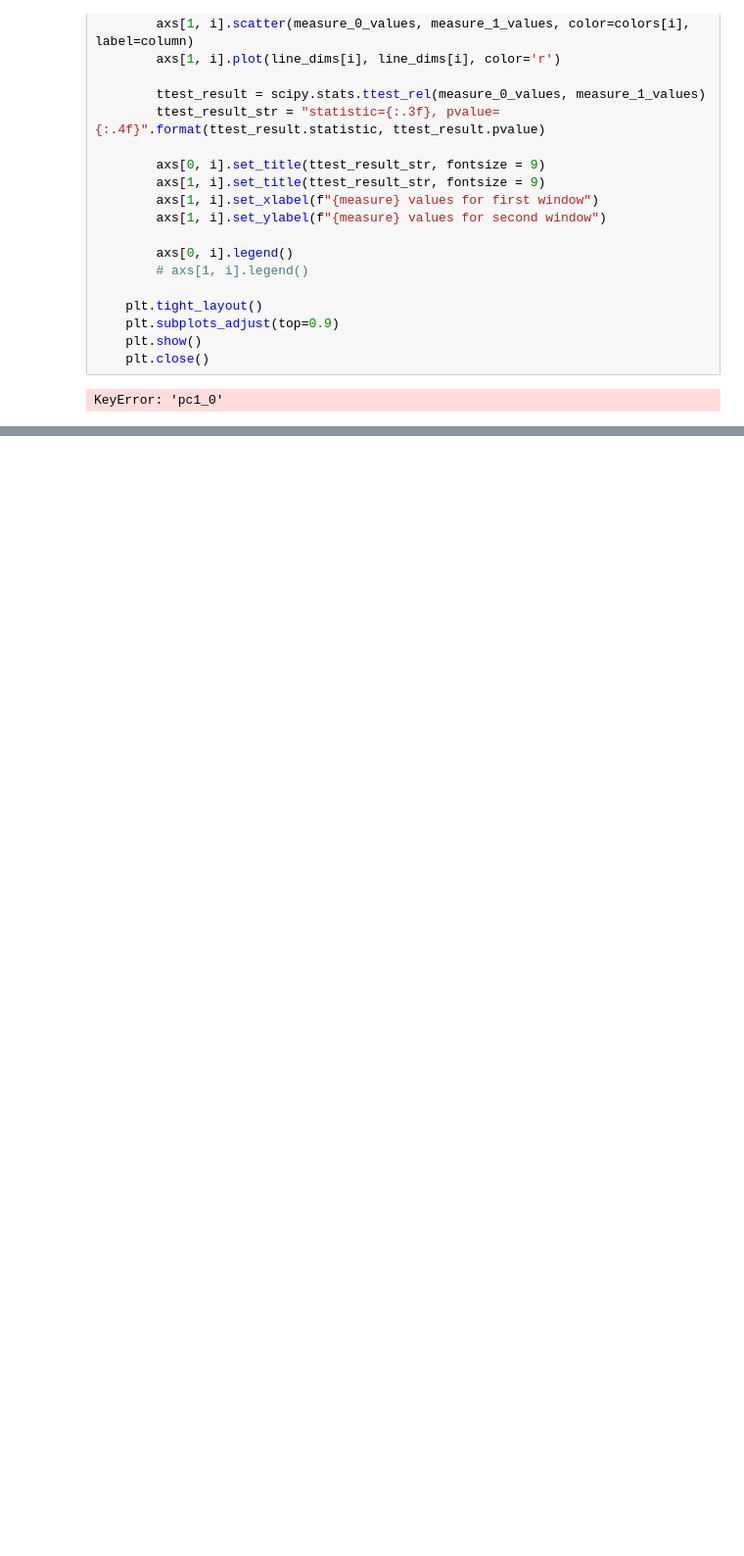
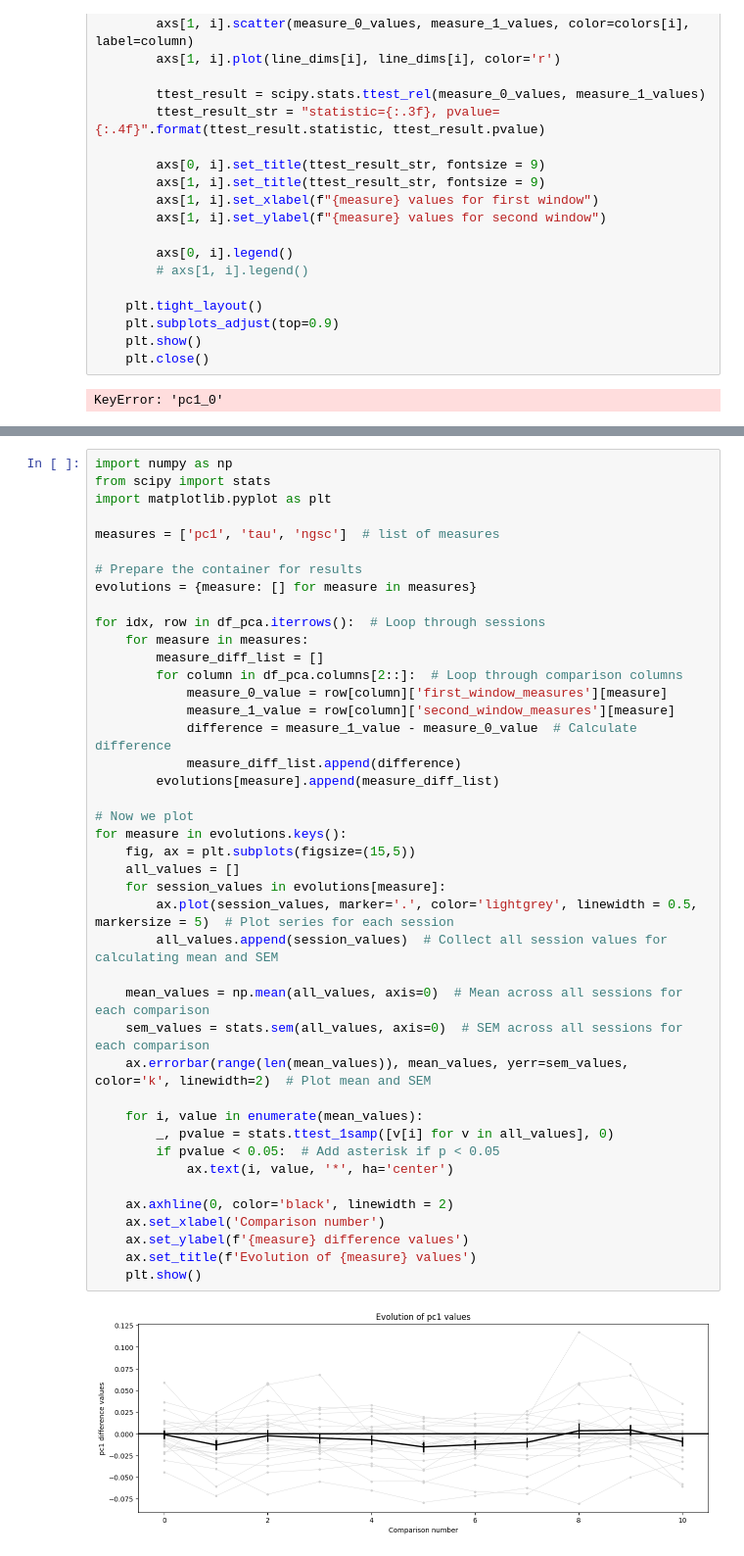
Before and after one commit to ja-94/psychedelics, a Jupyter notebook: 02_PCA_cleanup_inprocess.ipynb, the cells around one changed output, grey strips where cells are left out. Shown at 98% size. Drawn from its saved outputs; the diff is of its cells as text; blank space fills up the shorter version.

```diff
--- a/02_PCA_cleanup_inprocess.ipynb
+++ b/02_PCA_cleanup_inprocess.ipynb
@@ -296,0 +429,44 @@ KeyError: 'pc1_0'
+# %%
+import numpy as np
+from scipy import stats
+import matplotlib.pyplot as plt
+
+measures = ['pc1', 'tau', 'ngsc']  # list of measures
+
+# Prepare the container for results
+evolutions = {measure: [] for measure in measures}
+
+for idx, row in df_pca.iterrows():  # Loop through sessions
+    for measure in measures:
+        measure_diff_list = []
+        for column in df_pca.columns[2::]:  # Loop through comparison columns
+            measure_0_value = row[column]['first_window_measures'][measure]
+            measure_1_value = row[column]['second_window_measures'][measure]
+            difference = measure_1_value - measure_0_value  # Calculate difference
+            measure_diff_list.append(difference)
+        evolutions[measure].append(measure_diff_list)
+
+# Now we plot
+for measure in evolutions.keys():
+    fig, ax = plt.subplots(figsize=(15,5))
+    all_values = []
+    for session_values in evolutions[measure]:
+        ax.plot(session_values, marker='.', color='lightgrey', linewidth = 0.5, markersize = 5)  # Plot series for each session
+        all_values.append(session_values)  # Collect all session values for calculating mean and SEM
+
+    mean_values = np.mean(all_values, axis=0)  # Mean across all sessions for each comparison
+    sem_values = stats.sem(all_values, axis=0)  # SEM across all sessions for each comparison
+    ax.errorbar(range(len(mean_values)), mean_values, yerr=sem_values, color='k', linewidth=2)  # Plot mean and SEM
+
+    for i, value in enumerate(mean_values):
+        _, pvalue = stats.ttest_1samp([v[i] for v in all_values], 0)
+        if pvalue < 0.05:  # Add asterisk if p < 0.05
+            ax.text(i, value, '*', ha='center')
+
+    ax.axhline(0, color='black', linewidth = 2)
+    ax.set_xlabel('Comparison number')
+    ax.set_ylabel(f'{measure} difference values')
+    ax.set_title(f'Evolution of {measure} values')
+    plt.show()
+# %% [output]
+[figure, added]
```
Also changed, not shown: parts of 5 cells of this notebook, 1 other file.
